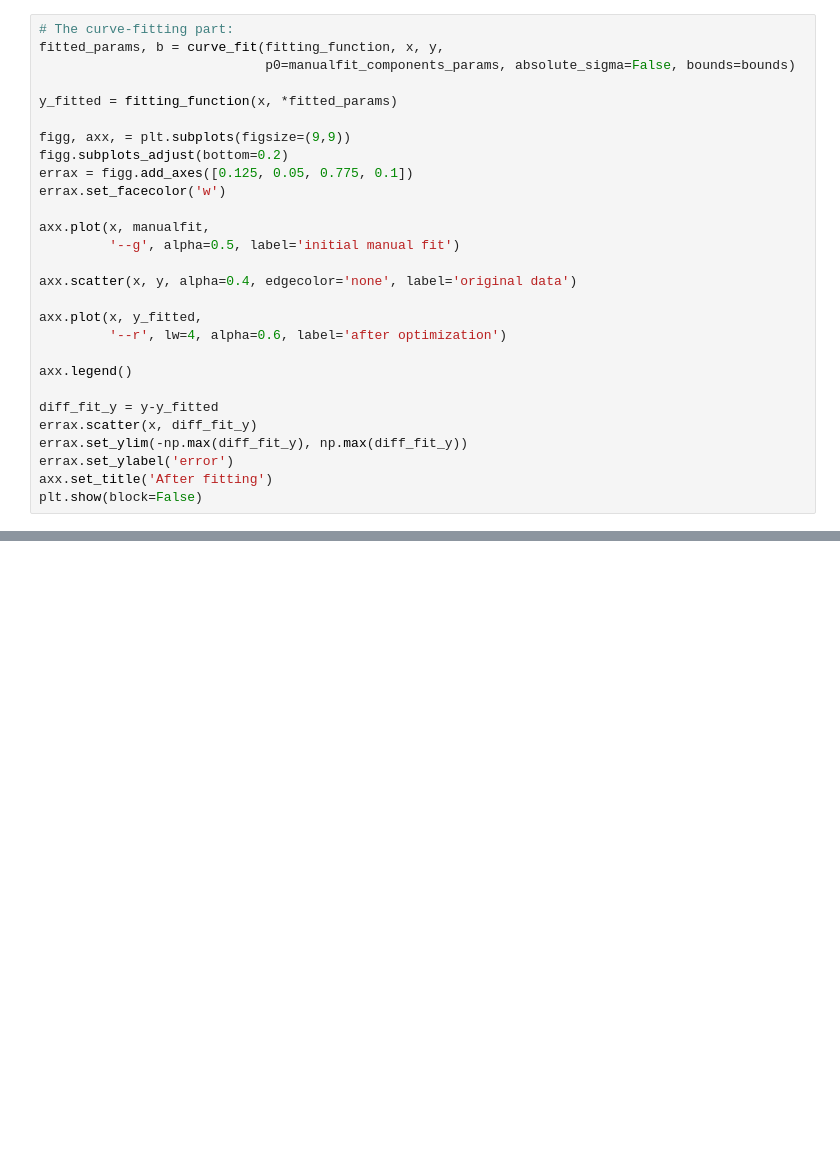
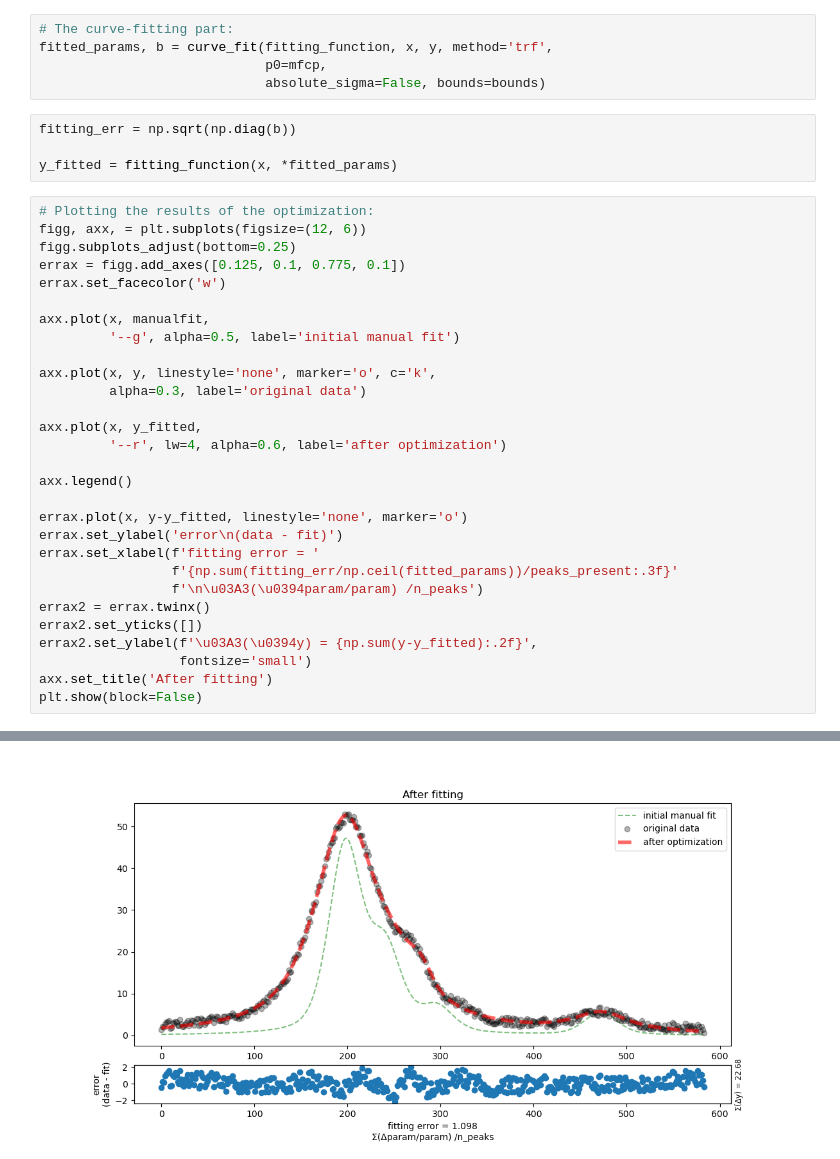
Before and after one commit to svi-lab/SemiManual-fitting, a Jupyter notebook: SMfit.ipynb, the cells around one changed output, grey strips where cells are left out. Cells and saved outputs as stored; diff of their text form; blank space fills up the shorter version.

```diff
--- a/SMfit.ipynb
+++ b/SMfit.ipynb
@@ -305,29 +270,39 @@ bounds = (lower_bounds, upper_bounds)
+# %%
+# The curve-fitting part:
+fitted_params, b = curve_fit(fitting_function, x, y, method='trf',
+                             p0=mfcp,
+                             absolute_sigma=False, bounds=bounds)
+# %%
+fitting_err = np.sqrt(np.diag(b))
+
+y_fitted = fitting_function(x, *fitted_params)
 # %%
-# The curve-fitting part:
-fitted_params, b = curve_fit(fitting_function, x, y,
-                             p0=manualfit_components_params, absolute_sigma=False, bounds=bounds)
-
-y_fitted = fitting_function(x, *fitted_params)
-
-figg, axx, = plt.subplots(figsize=(9,9))
-figg.subplots_adjust(bottom=0.2)
-errax = figg.add_axes([0.125, 0.05, 0.775, 0.1])
+# Plotting the results of the optimization:
+figg, axx, = plt.subplots(figsize=(12, 6))
+figg.subplots_adjust(bottom=0.25)
+errax = figg.add_axes([0.125, 0.1, 0.775, 0.1])
 errax.set_facecolor('w')
 
 axx.plot(x, manualfit,
          '--g', alpha=0.5, label='initial manual fit')
 
-axx.scatter(x, y, alpha=0.4, edgecolor='none', label='original data')
+axx.plot(x, y, linestyle='none', marker='o', c='k',
+         alpha=0.3, label='original data')
 
 axx.plot(x, y_fitted,
          '--r', lw=4, alpha=0.6, label='after optimization')
 
 axx.legend()
 
-diff_fit_y = y-y_fitted
-errax.scatter(x, diff_fit_y)
-errax.set_ylim(-np.max(diff_fit_y), np.max(diff_fit_y))
-errax.set_ylabel('error')
+errax.plot(x, y-y_fitted, linestyle='none', marker='o')
+errax.set_ylabel('error\n(data - fit)')
+errax.set_xlabel(f'fitting error = '
+                 f'{np.sum(fitting_err/np.ceil(fitted_params))/peaks_present:.3f}'
+                 f'\n\u03A3(\u0394param/param) /n_peaks')
+errax2 = errax.twinx()
+errax2.set_yticks([])
+errax2.set_ylabel(f'\u03A3(\u0394y) = {np.sum(y-y_fitted):.2f}',
+                  fontsize='small')
 axx.set_title('After fitting')
 plt.show(block=False)
 # %% [output]
@@ -336 +309,2 @@ plt.show(block=False)
+[figure, added]
 # %%
```
Also changed, not shown: parts of 19 cells of this notebook, 5 other files.
